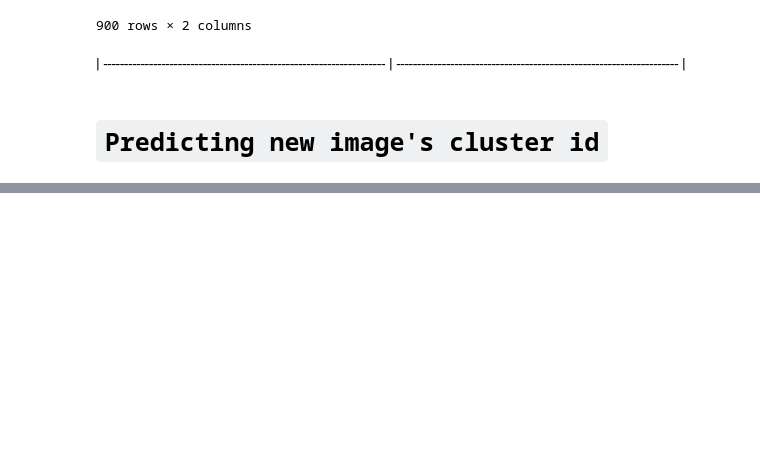
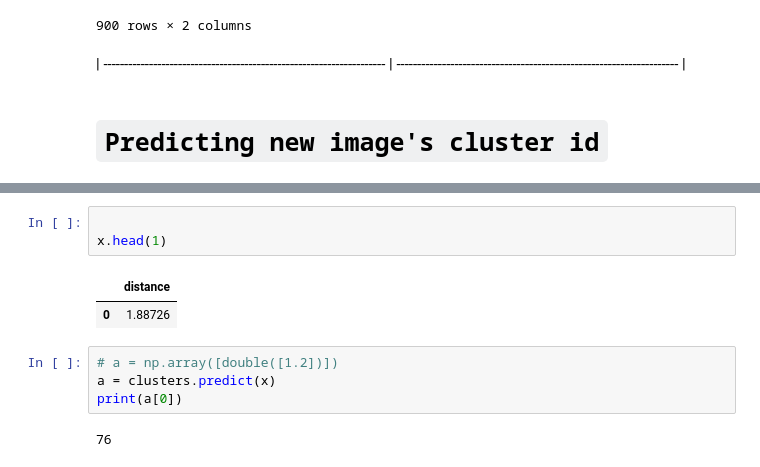
Before and after one commit to FlamPiyush/Cloud_Archi_clustering, a Jupyter notebook: test.ipynb, the cells around one changed output, grey strips where cells are left out. Drawn from its saved outputs; the diff is of its cells as text; blank space fills up the shorter version.

Commit message:
Prediction done

```diff
--- a/test.ipynb
+++ b/test.ipynb
@@ -195,0 +238,12 @@ Reshape your data either using array.reshape(-1, 1) if your data has a single fe
+# %%
+
+x.head(1)
+# %% [output]
+|  | distance |
+| 0 | 1.88726 |
+# %%
+# a = np.array([double([1.2])])
+a = clusters.predict(x)
+print(a[0])
+# %% [output]
+76
```
Also changed, not shown: parts of 8 cells of this notebook.
